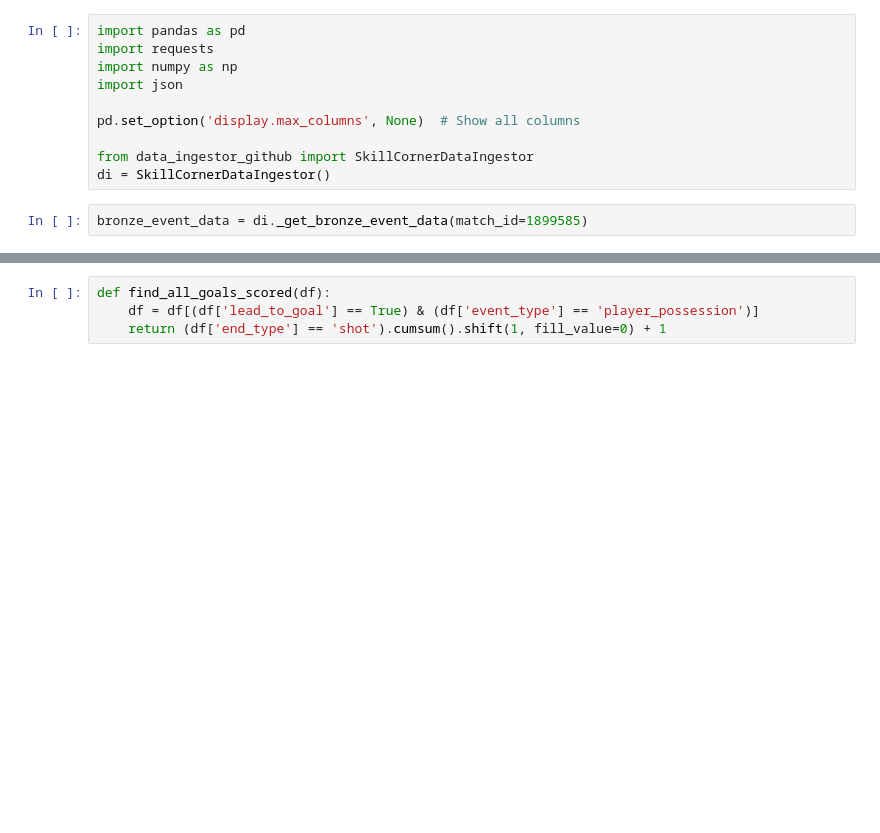
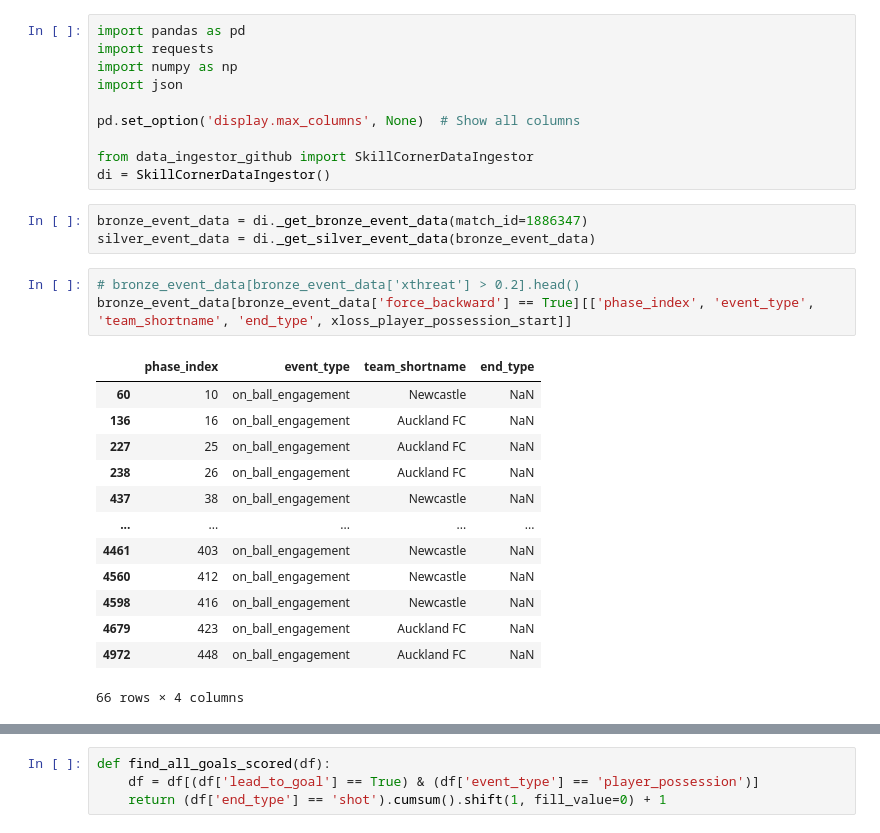
Before and after one commit to MihirT906/PlayTactix, a Jupyter notebook: backend/services/test_key_moment_finder.ipynb, the cells around one changed output, grey strips where cells are left out. Saved outputs shown, nothing was run; the diff lists cells and outputs as text; blank space fills up the shorter version.

```diff
--- a/backend/services/test_key_moment_finder.ipynb
+++ b/backend/services/test_key_moment_finder.ipynb
@@ -9,6 +9,24 @@ pd.set_option('display.max_columns', None)  # Show all columns
 from data_ingestor_github import SkillCornerDataIngestor
 di = SkillCornerDataIngestor()
 # %%
-bronze_event_data = di._get_bronze_event_data(match_id=1899585)
+bronze_event_data = di._get_bronze_event_data(match_id=1886347)
+silver_event_data = di._get_silver_event_data(bronze_event_data)
+# %%
+# bronze_event_data[bronze_event_data['xthreat'] > 0.2].head()
+bronze_event_data[bronze_event_data['force_backward'] == True][['phase_index', 'event_type', 'team_shortname', 'end_type', xloss_player_possession_start]]
+# %% [output]
+|  | phase_index | event_type | team_shortname | end_type |
+| 60 | 10 | on_ball_engagement | Newcastle | NaN |
+| 136 | 16 | on_ball_engagement | Auckland FC | NaN |
+| 227 | 25 | on_ball_engagement | Auckland FC | NaN |
+| 238 | 26 | on_ball_engagement | Auckland FC | NaN |
+| 437 | 38 | on_ball_engagement | Newcastle | NaN |
+| ... | ... | ... | ... | ... |
+| 4461 | 403 | on_ball_engagement | Newcastle | NaN |
+| 4560 | 412 | on_ball_engagement | Newcastle | NaN |
+| 4598 | 416 | on_ball_engagement | Newcastle | NaN |
+| 4679 | 423 | on_ball_engagement | Auckland FC | NaN |
+| 4972 | 448 | on_ball_engagement | Auckland FC | NaN |
+66 rows × 4 columns
 # %%
 # Get all rows of data where a shot was taken
```
Also changed, not shown: parts of 8 cells of this notebook, 3 other files.
